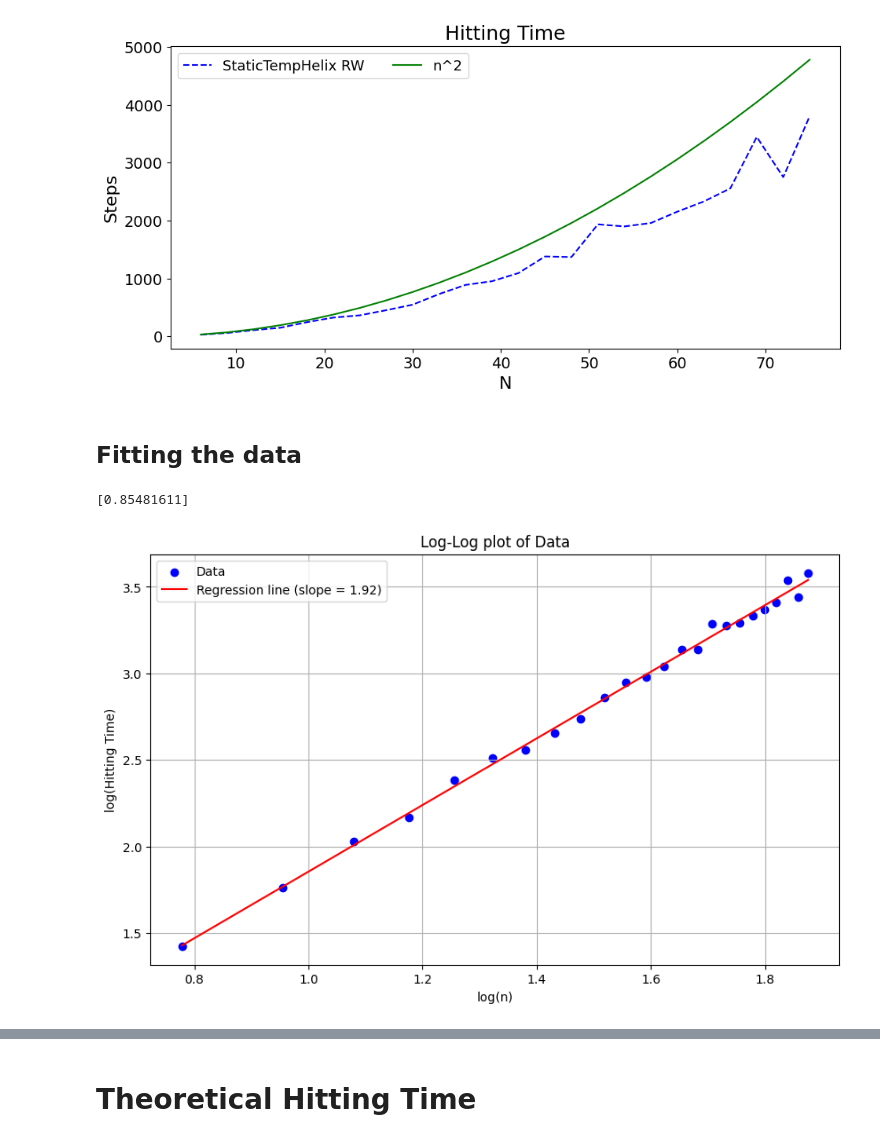
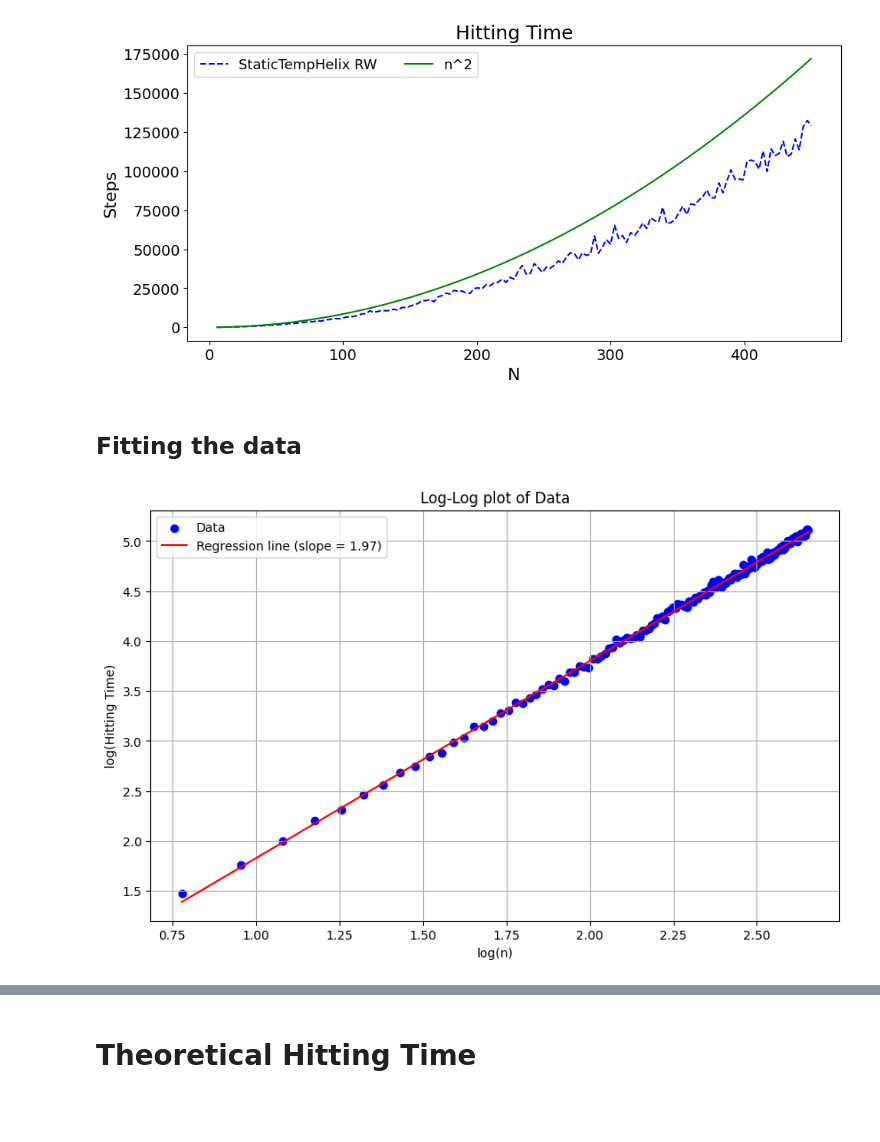
Before and after one commit to JaimePSantos/DynamicRandomWalks, a Jupyter notebook: HT-Static_TemporalHelix.ipynb, the cells around one changed output, grey strips where cells are left out. Drawn from its saved outputs; the diff is of its cells as text; code cells hidden in the pictures; blank space fills up the shorter version.

```diff
--- a/HT-Static_TemporalHelix.ipynb
+++ b/HT-Static_TemporalHelix.ipynb
@@ -76,10 +76,10 @@ def theoretical_hitting_time(n,factor,c):
 
     return hitting_times
 # %%
-reps = 25
+reps = 150
 
 sum_range = []
-samples = 100
+samples = 200
 
 sum_range = [3 + 3*rep for rep in range(1,reps)]
 print(sum_range)
@@ -140,7 +152,7 @@ params = {
 
 plot_qwak(x_value_matrix = [list(sum_range),list(sum_range)] , y_value_matrix = [hitting_times,theoretical_hitting_times],**params)
 # %% [output]
-[figure, old version]
+[figure, new version]
 # %% [markdown]
 ## Fitting the data
 # %%
@@ -163,34 +175,32 @@ reg = LinearRegression()
 reg.fit(log_x, log_y)
 
 # Now, your value of c is:
-c = 10 ** reg.intercept_
-print(c)
+constant = 10 ** reg.intercept_
-# %% [output]
-[0.85481611]
 # %%
 def plot_loglog(x_data, y_data):
     # Take the logarithm of your data
     log_x = np.log10(x_data)
     log_y = np.log10(y_data)
 
     # Create the plot
     plt.figure(figsize=(10, 6))
     plt.scatter(log_x, log_y, color='blue', label='Data')
 
     # Add a regression line
     slope, intercept = np.polyfit(log_x, log_y, 1)
     plt.plot(log_x, slope*log_x + intercept, color='red', label=f'Regression line (slope = {slope:.2f})')
 
     # Add labels and legend
     plt.xlabel('log(n)')
     plt.ylabel('log(Hitting Time)')
     plt.title('Log-Log plot of Data')
     plt.legend()
     plt.grid(True)
     plt.show()
+    return slope
 
 # Assume x_data and y_data are your data
-plot_loglog(x_data, y_data)
+slope = plot_loglog(x_data, y_data)
 # %% [output]
-[figure, old version]
+[figure, new version]
 # %%
```
Also changed, not shown: parts of 4 cells of this notebook, 3 other files.
